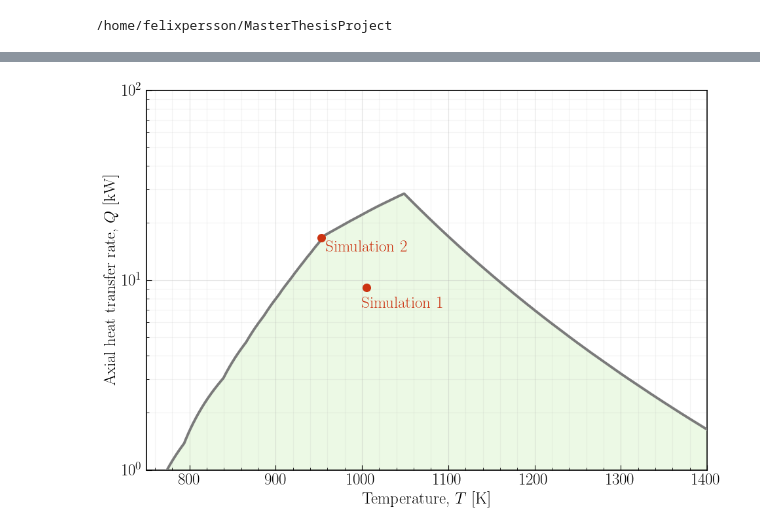
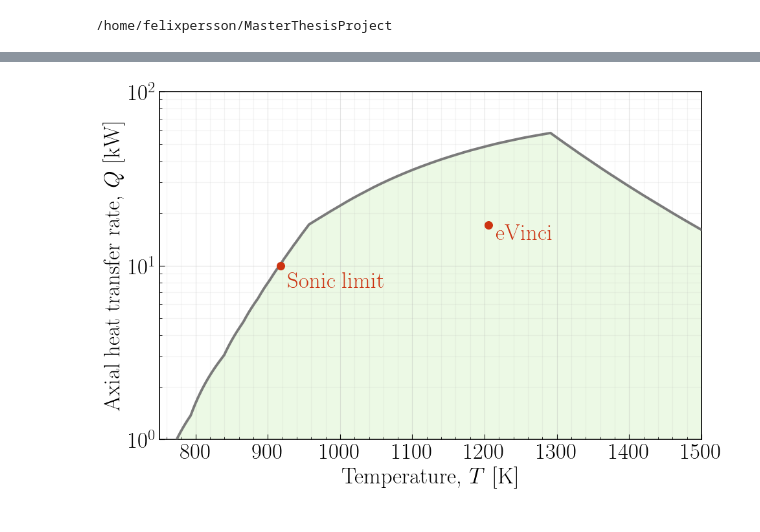
Before and after one commit to Karlandersson02/CoupledHeatPipeReactor, a Jupyter notebook: scripts/heatpipe_limits/reactor_HP_limits.ipynb, the cells around one changed output, grey strips where cells are left out. Drawn from its saved outputs; the diff is of its cells as text; code cells hidden in the pictures.

Commit message:
visulatisation code for the front page, limitations and comparisons

```diff
--- a/scripts/heatpipe_limits/reactor_HP_limits.ipynb
+++ b/scripts/heatpipe_limits/reactor_HP_limits.ipynb
@@ -1326,7 +1279,7 @@ import matplotlib.pyplot as plt
 # ------------------------------------------------------------
 # Load data
 # ------------------------------------------------------------
-data = np.load("./heatpipe_limit_curves_20260525_1321.npz", allow_pickle=True)
+data = np.load("./heatpipe_limit_curves_20260530_1848.npz", allow_pickle=True)
 
 
 # ------------------------------------------------------------
@@ -1445,7 +1398,6 @@ ax.legend(
 
 fig.tight_layout()
 
-plt.savefig("./heatpipe_limit_curves.png", dpi=300, bbox_inches="tight")
 plt.savefig("./heatpipe_limit_curves.pdf", bbox_inches="tight")
 
 plt.show()
@@ -1962,7 +1914,7 @@ colors = {
 # ------------------------------------------------------------
 # Load data
 # ------------------------------------------------------------
-old_data = np.load("./heatpipe_limit_curves_20260525_1554.npz", allow_pickle=True)
+old_data = np.load("./heatpipe_limit_curves_20260530_1848.npz", allow_pickle=True)
 cap_data = np.load("./capillary_T_sweep_results_20260525_1412.npz", allow_pickle=True)
 
 
@@ -2048,6 +2000,8 @@ def build_limiting_envelope(limit_curves, n_T=3000):
 # These are NOT plotted, only used to compute the active contour
 # ------------------------------------------------------------
 
+limit_curves = []
+
 curve = get_curve(old_data, "analytic_T", "entrainment_analytic_Q")
 if curve is not None:
     limit_curves.append(curve)
@@ -2091,13 +2045,13 @@ if not np.any(valid_envelope):
 # Q values should be given in W here
 # ------------------------------------------------------------
 T_operating = np.array([
-    953,   # Simulation 1 temperature [K]
-    1005,   # Simulation 2 temperature [K]
+    916,   # Simulation 1 temperature [K]
+    1205,   # Simulation 2 temperature [K]
 ])
 
 Q_operating = np.array([
-    14.5784e6 / 876,    # Simulation 1 axial heat transfer rate [W]
-    8e6 / 876,    # Simulation 2 axial heat transfer rate [W]
+    10e3,    # Simulation 1 axial heat transfer rate [W]
+    15e6 / 876,    # Simulation 2 axial heat transfer rate [W]
 ])
 
 # ------------------------------------------------------------
@@ -2139,38 +2093,38 @@ ax.scatter(
 )
 
 # Optional labels for the two points
-ax.text(T_operating[0] + 5, (Q_operating[0] - 25e2 ) / 1e3, r"Simulation 2", color=colors["red"])
-ax.text(T_operating[1] - 5, (Q_operating[1] - 2e3 ) / 1e3, r"Simulation 1", color=colors["red"])
+ax.text(T_operating[0] + 10, (Q_operating[0] - 25e2 ) / 1e3, r"Sonic limit", color=colors["red"])
+ax.text(T_operating[1] + 10, (Q_operating[1] - 3e3 ) / 1e3, r"eVinci", color=colors["red"])
 
 
 # ------------------------------------------------------------
 # Formatting
 # ------------------------------------------------------------
 ax.set_xlabel(r"Temperature, $T$ [K]")
 ax.set_ylabel(r"Axial heat transfer rate, $Q$ [kW]")
 
 ax.set_yscale("log")
 
 ax.grid(True, which="major", alpha=0.35)
 ax.grid(True, which="minor", alpha=0.15)
 ax.minorticks_on()
 
 # Axis limits
 all_q = np.concatenate([
     Q_lim_kW[valid_envelope],
     Q_operating[np.isfinite(Q_operating) & (Q_operating > 0.0)] / 1e3,
 ])
 
 y_min = 1e0
 y_max = 10e1
 
 ax.set_ylim(y_min, y_max)
-ax.set_xlim(750, 1400)
+ax.set_xlim(750, 1500)
 
 fig.tight_layout()
 
 plt.savefig("./heatpipe_operating_region_only.pdf", bbox_inches="tight")
 
 plt.show()
 # %% [output]
-[figure, old version]
+[figure, new version]
```
Also changed, not shown: parts of 6 cells of this notebook, 6 other files.
